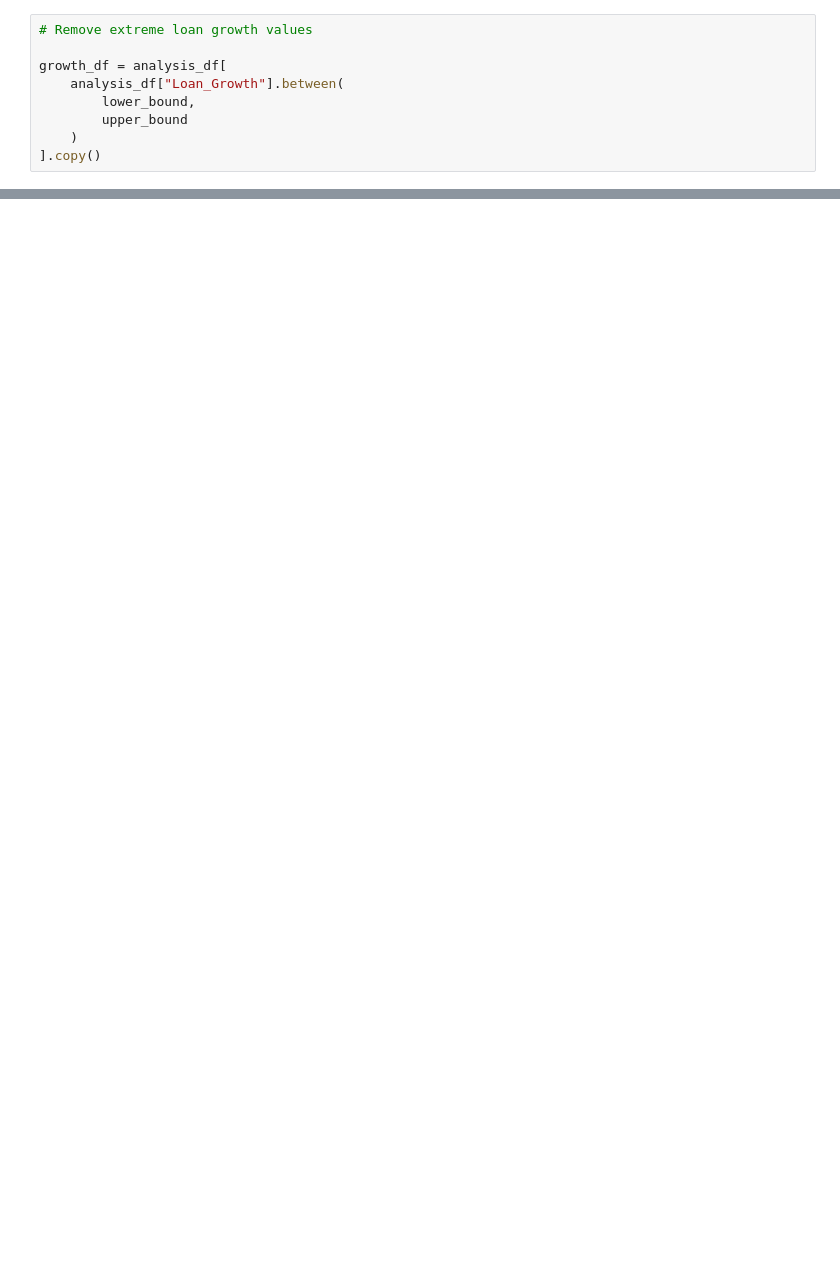
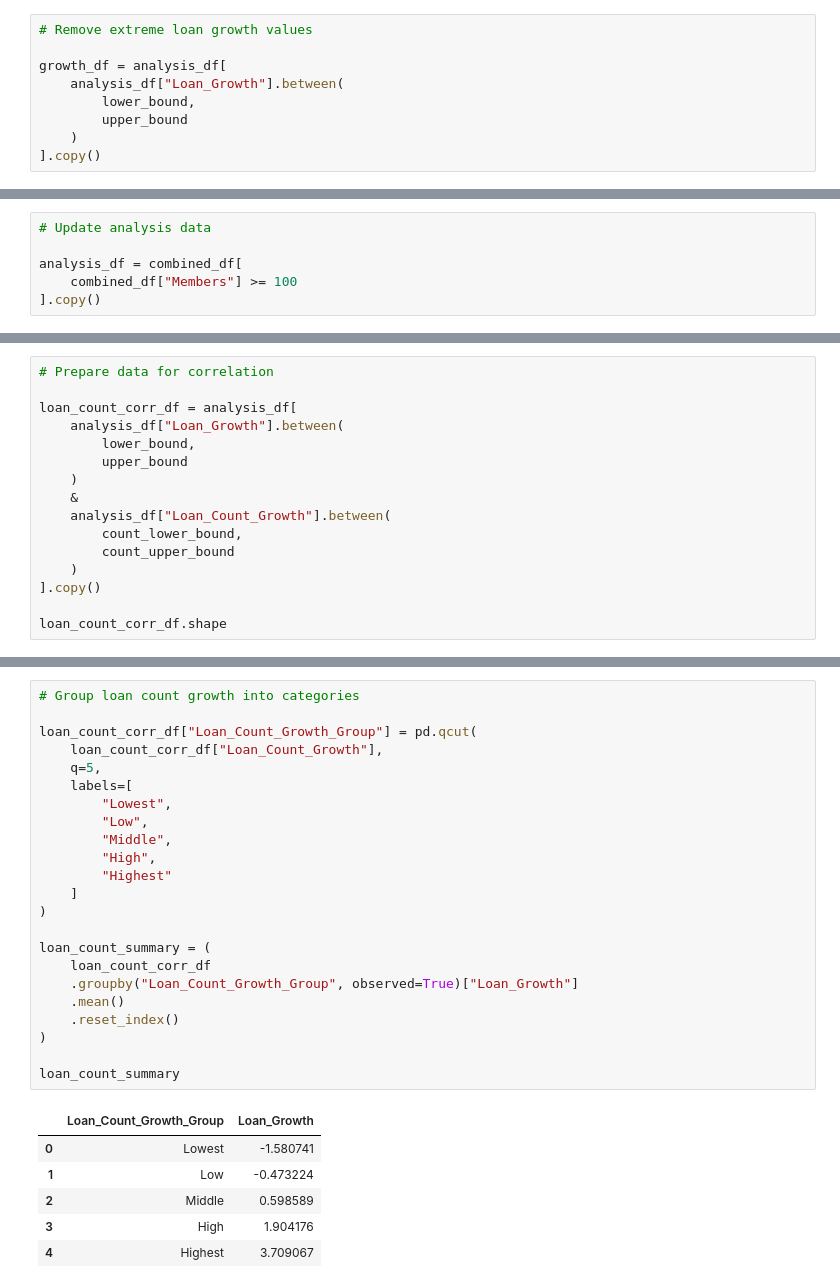
Before and after one commit to Ciaracam/DATA602-Credit-Union-Analysis, a Jupyter notebook: DATA602_Credit_Union_Checkpoint2.ipynb, the cells around one changed output, grey strips where cells are left out. Cells and saved outputs as stored; diff of their text form; blank space fills up the shorter version.

Commit message:
Fix checkpoint 2 analysis methods

```diff
--- a/DATA602_Credit_Union_Checkpoint2.ipynb
+++ b/DATA602_Credit_Union_Checkpoint2.ipynb
@@ -594,0 +595,6 @@ plt.show()
+# %%
+# Update analysis data
+
+analysis_df = combined_df[
+    combined_df["Members"] >= 100
+].copy()
@@ -594,0 +632,16 @@ plt.show()
+# %%
+# Prepare data for correlation
+
+loan_count_corr_df = analysis_df[
+    analysis_df["Loan_Growth"].between(
+        lower_bound,
+        upper_bound
+    )
+    &
+    analysis_df["Loan_Count_Growth"].between(
+        count_lower_bound,
+        count_upper_bound
+    )
+].copy()
+
+loan_count_corr_df.shape
@@ -594,0 +662,30 @@ plt.show()
+# %%
+# Group loan count growth into categories
+
+loan_count_corr_df["Loan_Count_Growth_Group"] = pd.qcut(
+    loan_count_corr_df["Loan_Count_Growth"],
+    q=5,
+    labels=[
+        "Lowest",
+        "Low",
+        "Middle",
+        "High",
+        "Highest"
+    ]
+)
+
+loan_count_summary = (
+    loan_count_corr_df
+    .groupby("Loan_Count_Growth_Group", observed=True)["Loan_Growth"]
+    .mean()
+    .reset_index()
+)
+
+loan_count_summary
+# %% [output]
+|  | Loan_Count_Growth_Group | Loan_Growth |
+| 0 | Lowest | -1.580741 |
+| 1 | Low | -0.473224 |
+| 2 | Middle | 0.598589 |
+| 3 | High | 1.904176 |
+| 4 | Highest | 3.709067 |
```
Also changed, not shown: parts of 42 cells of this notebook.
